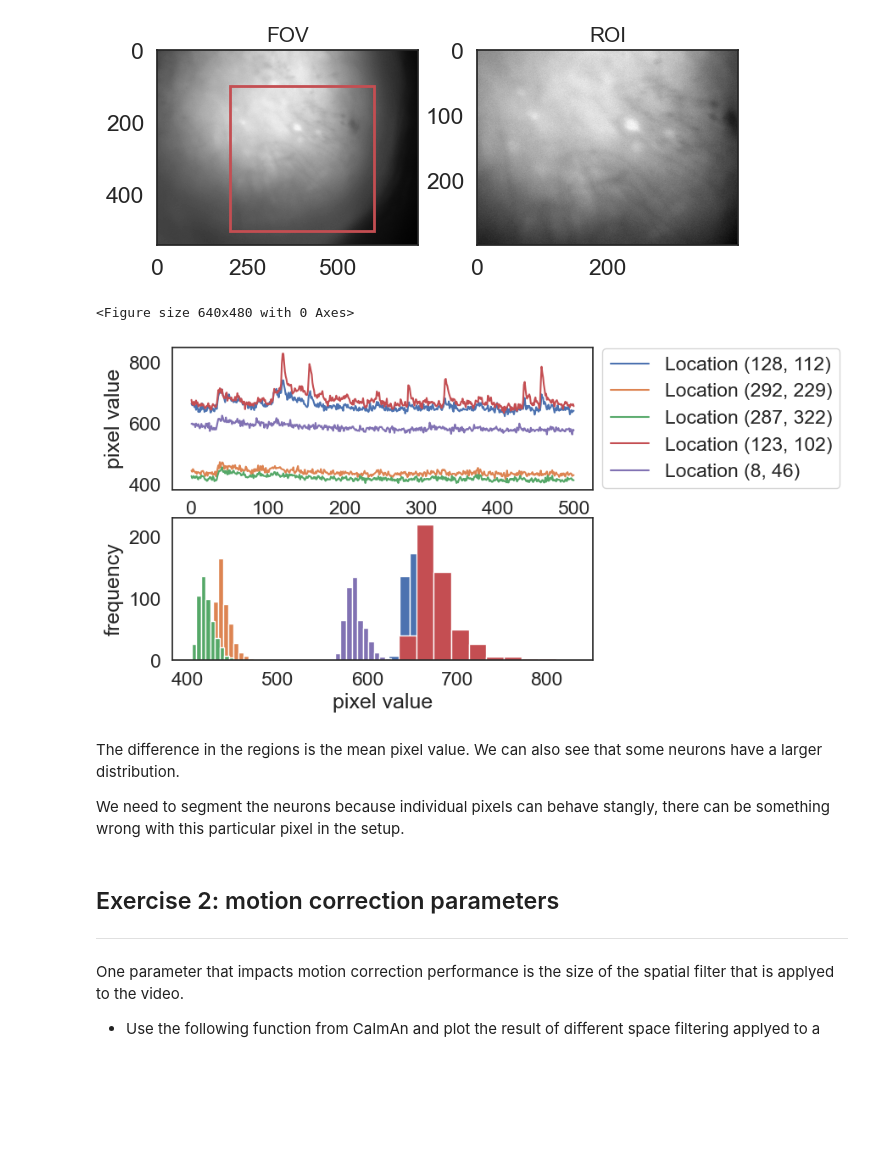
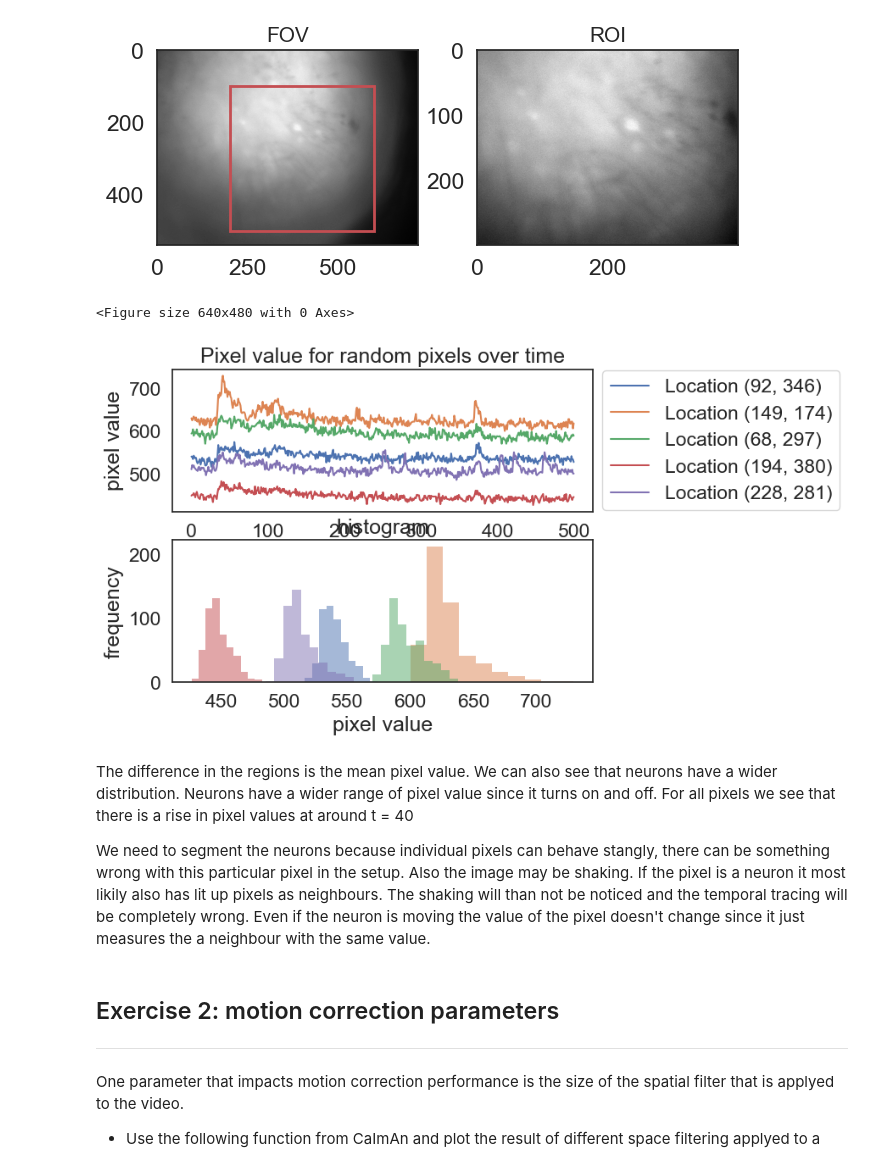
Before and after one commit to MJVermeulen/Neural-Analysis, a Jupyter notebook: exercises_calcium_imaging.ipynb, the cells around one changed output. Drawn from its saved outputs; the diff is of its cells as text; code cells hidden in the pictures; blank space fills up the shorter version.

Commit message:
Changed the hist plot

```diff
--- a/exercises_calcium_imaging.ipynb
+++ b/exercises_calcium_imaging.ipynb
@@ -61,41 +63,43 @@ aux.plot_FOV(FOV_file = input_tif_file_path_FOV , ROI_file = input_tif_file_path
 # %% [output]
 [figure]
 # %%
+ROI_array = cm.load(input_tif_file_path)
 N = 5
 t,x_size,y_size = np.shape(ROI_array)
 
-ROI_array = cm.load(input_tif_file_path)
 random_x,random_y = np.random.randint(x_size,size = N),np.random.randint(y_size,size =N)
 pixels = np.vstack((random_x,random_y))
 
 random_pixel_values = []
 
 fig = plt.figure()
 (ax1, ax2) = plt.subplots(2, sharex=False, sharey=False)
 
 for i in range(N):
     one_pixel = []
     for j in range(t):
         #print(ROI_array[j,random_x[i],random_y[i]])
         one_pixel = np.append(one_pixel,ROI_array[j,random_x[i],random_y[i]])
     ax = plt.subplot(211)
     ax.plot(one_pixel,label = f'Location {random_x[i],random_y[i]}')
     ax.set_xlabel('time')
     ax.set_ylabel('pixel value')
     ax.legend(loc='center left', bbox_to_anchor=(1, 0.5))
+    ax.set_title('Pixel value for random pixels over time')
     ax = plt.subplot(212)
-    plt.hist(one_pixel)
+    plt.hist(one_pixel, edgecolor='None', alpha = 0.5)
     #ax.legend(loc='upper center', bbox_to_anchor=(0.5, -0.05),fancybox=True, shadow=True, ncol=5)
     #ax.legend(loc='center left', bbox_to_anchor=(1, 0.5))
     ax.set_xlabel('pixel value')
     ax.set_ylabel('frequency')
+    ax.set_title('histogram')
 # %% [output]
 <Figure size 640x480 with 0 Axes>
-[figure, old version]
+[figure, new version]
 # %% [markdown]
-The difference in the regions is the mean pixel value. We can also see that some neurons have a larger distribution.
+The difference in the regions is the mean pixel value. We can also see that neurons have a wider distribution. Neurons have a wider range of pixel value since it turns on and off. For all pixels we see that  there is a rise in pixel values at around t = 40
 
-We need to segment the neurons because individual pixels can behave stangly, there can be something wrong with this particular pixel in the setup.
+We need to segment the neurons because individual pixels can behave stangly, there can be something wrong with this particular pixel in the setup. Also the image may be shaking. If the pixel is a neuron it most likily also has lit up pixels as neighbours. The shaking will than not be noticed and the temporal tracing will be completely wrong. Even if the neuron is moving the value of the pixel doesn't change since it just measures the a neighbour with the same value.
 # %% [markdown]
 ## Exercise 2: motion correction parameters
 ---
```
Also changed, not shown: parts of 1 cell of this notebook.
